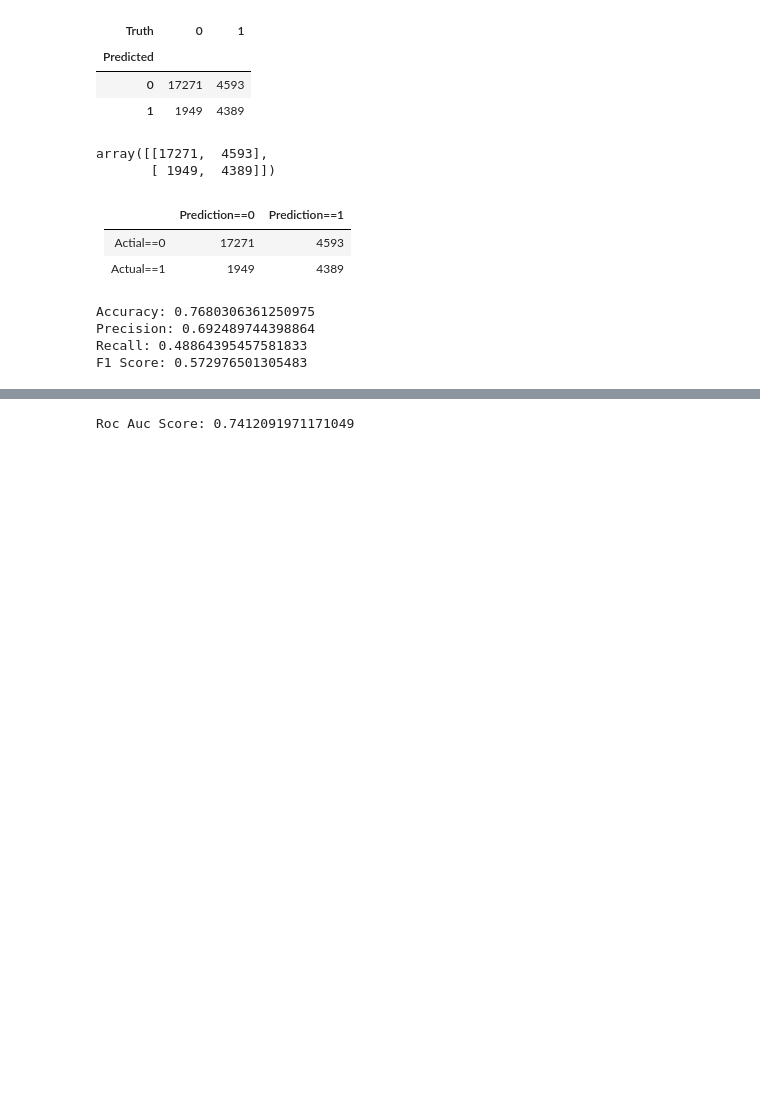
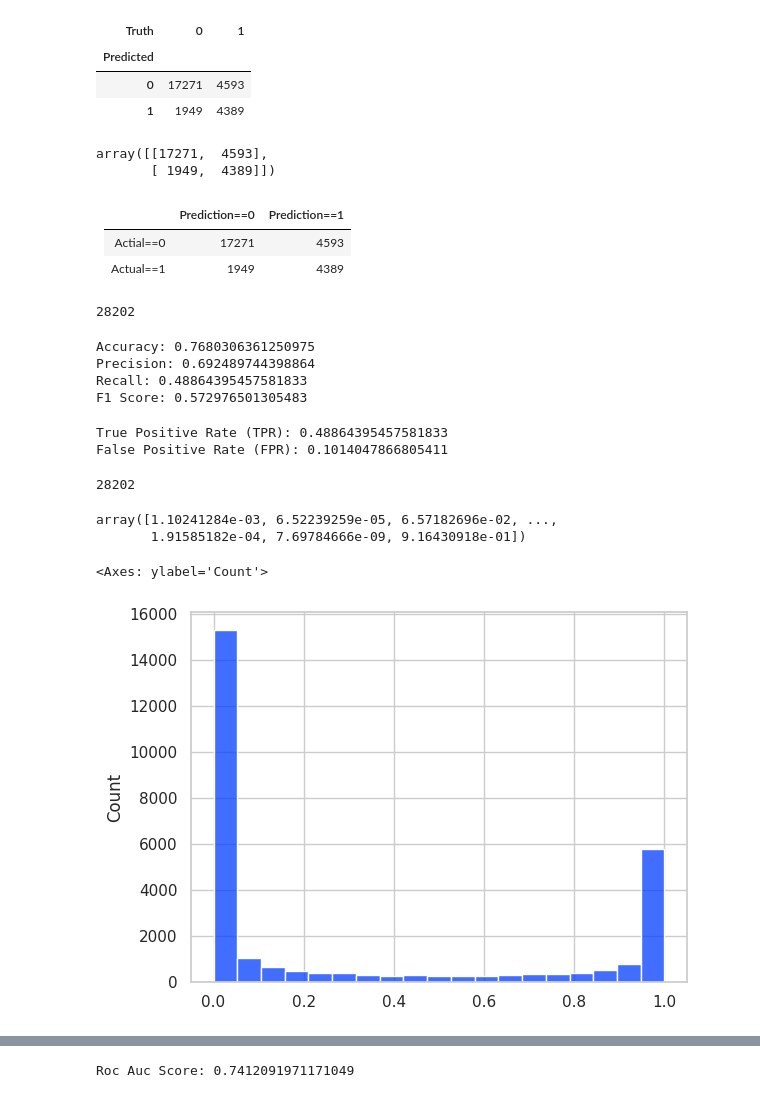
Before and after one commit to karzuan/classification_weather_australia, a Jupyter notebook: 3. modeling.ipynb, the cells around one changed output, grey strips where cells are left out. Saved outputs shown, nothing was run; the diff lists cells and outputs as text; code cells hidden in the pictures; blank space fills up the shorter version.

```diff
--- a/3. modeling.ipynb
+++ b/3. modeling.ipynb
@@ -234,6 +233,9 @@ array([[17271,  4593],
 true_neg, true_pos = 17271, 4389
 false_neg, false_pos = 4593, 1949
 overall = true_neg + true_pos + false_neg + false_pos
+overall
+# %% [output]
+28202
 # %%
 accuracy = (true_neg + true_pos) / overall
 precision = true_pos / (true_pos + false_pos)
@@ -249,3 +251,27 @@ Accuracy: 0.7680306361250975
 Precision: 0.692489744398864
 Recall: 0.48864395457581833
 F1 Score: 0.572976501305483
+# %%
+true_positive_rate = true_pos / (true_pos + false_neg)
+false_positive_rate = false_pos / (false_pos + true_neg)
+print(f"True Positive Rate (TPR): {tpr}")
+print(f"False Positive Rate (FPR): {fpr}")
+# %% [output]
+True Positive Rate (TPR): 0.48864395457581833
+False Positive Rate (FPR): 0.1014047866805411
+# %%
+# Calculate predicted probabilities for the positive class
+y_pred_proba = NB.predict_proba(X_test)[:, 1]
+len(y_pred_proba)
+# %% [output]
+28202
+# %%
+y_pred_proba
+# %% [output]
+array([1.10241284e-03, 6.52239259e-05, 6.57182696e-02, ...,
+       1.91585182e-04, 7.69784666e-09, 9.16430918e-01])
+# %%
+sns.histplot(y_pred_proba)
+# %% [output]
+<Axes: ylabel='Count'>
+[figure, added]
```
Also changed, not shown: parts of 21 cells of this notebook.
